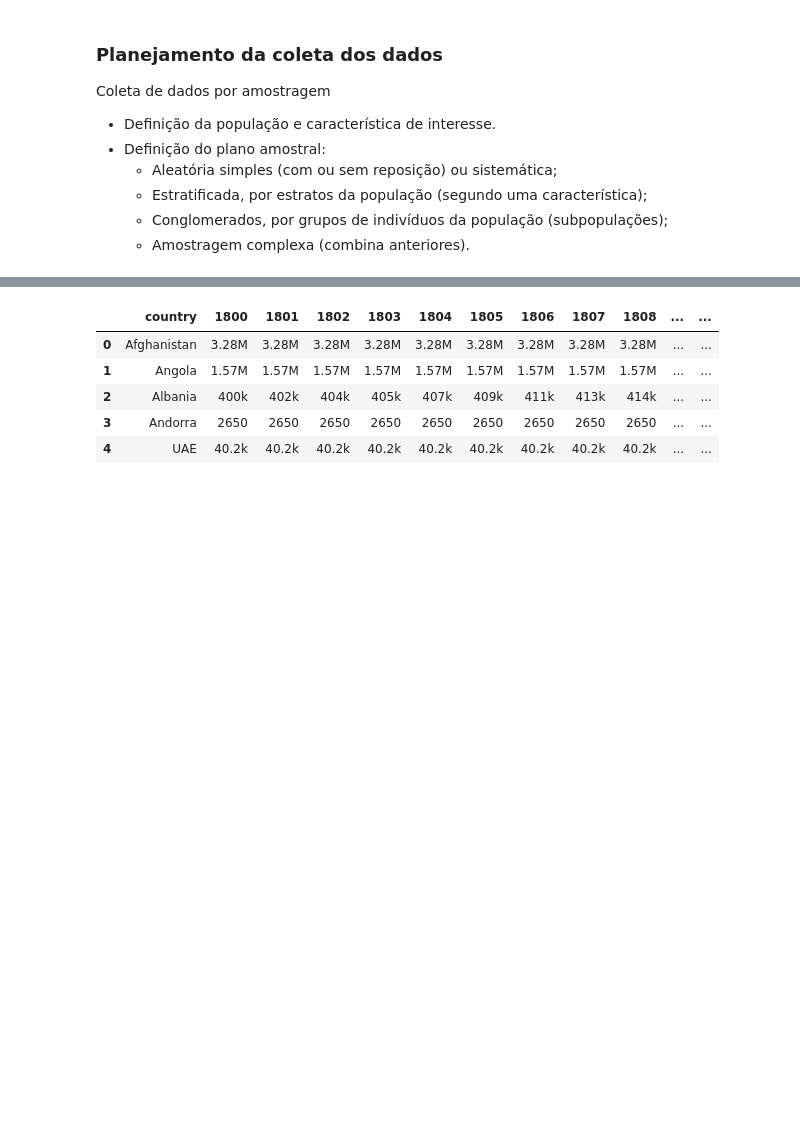
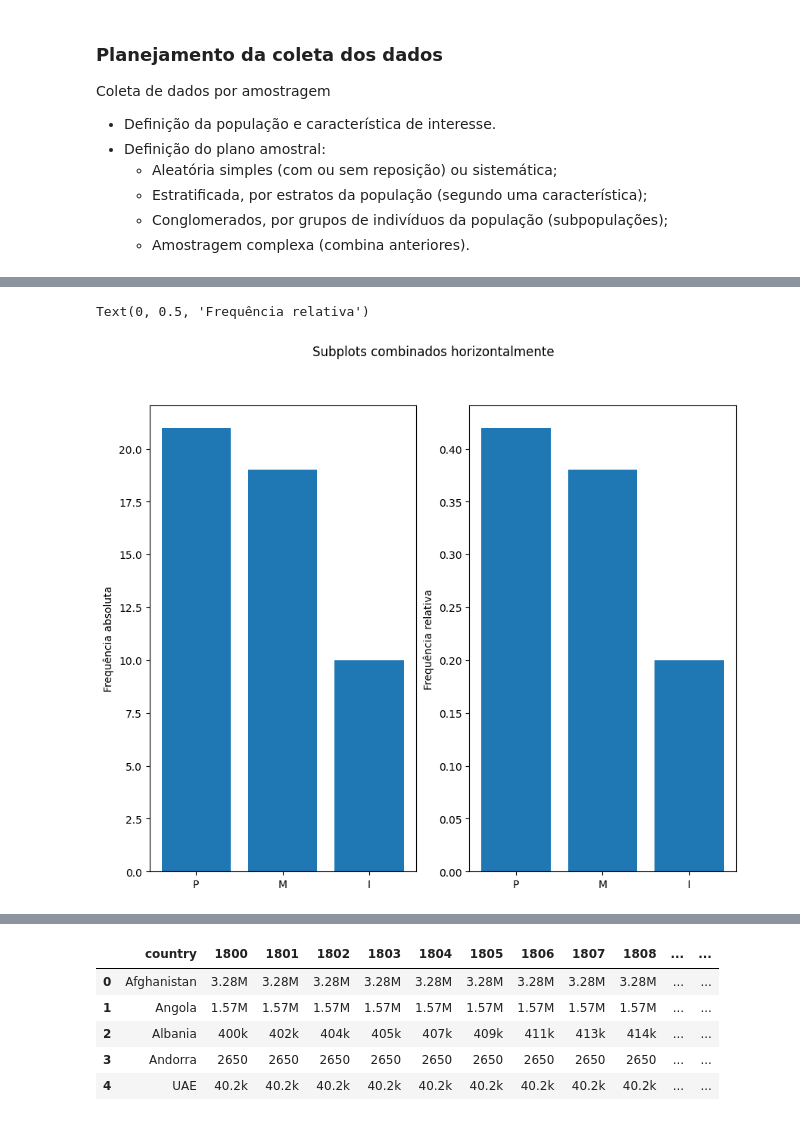
Before and after one commit to ridasilva/bioestatistica, a Jupyter notebook: capitulos/chap1/chap1.ipynb, the cells around one changed output, grey strips where cells are left out. Saved outputs shown, nothing was run; the diff lists cells and outputs as text; code cells hidden in the pictures; blank space fills up the shorter version.

```diff
--- a/capitulos/chap1/chap1.ipynb
+++ b/capitulos/chap1/chap1.ipynb
@@ -89,0 +332,16 @@ Coleta de dados por amostragem
+# %%
+# HIDE CODE
+plt.rcParams["figure.figsize"] = (10,8)
+fig, (ax1, ax2) = plt.subplots(1, 2)
+fig.suptitle('Subplots combinados horizontalmente')
+
+ax1.bar(df['Toler'].value_counts().index.values,
+        df['Toler'].value_counts())
+ax1.set_ylabel('Frequência absoluta')
+
+ax2.bar(df['Toler'].value_counts().index.values,
+        df['Toler'].value_counts()/50)
+ax2.set_ylabel('Frequência relativa')
+# %% [output]
+Text(0, 0.5, 'Frequência relativa')
+[figure, added]
```
Also changed, not shown: parts of 66 cells of this notebook, 16 other files.
